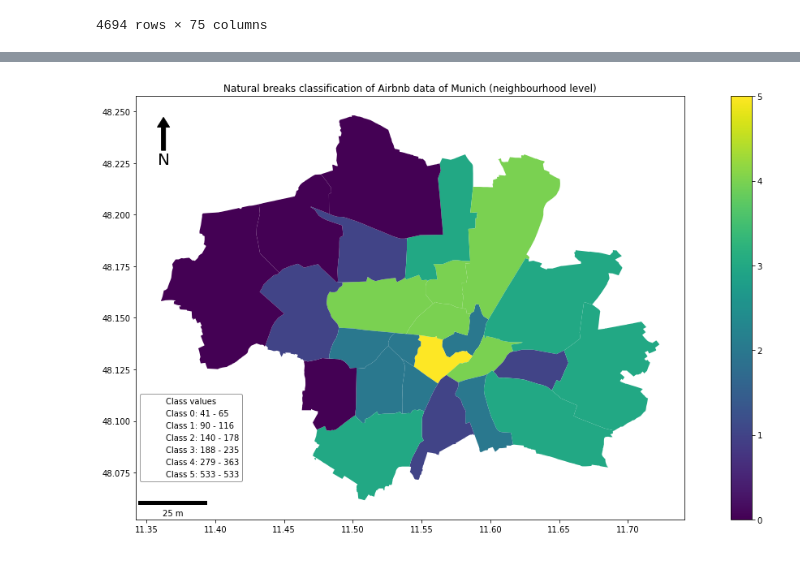
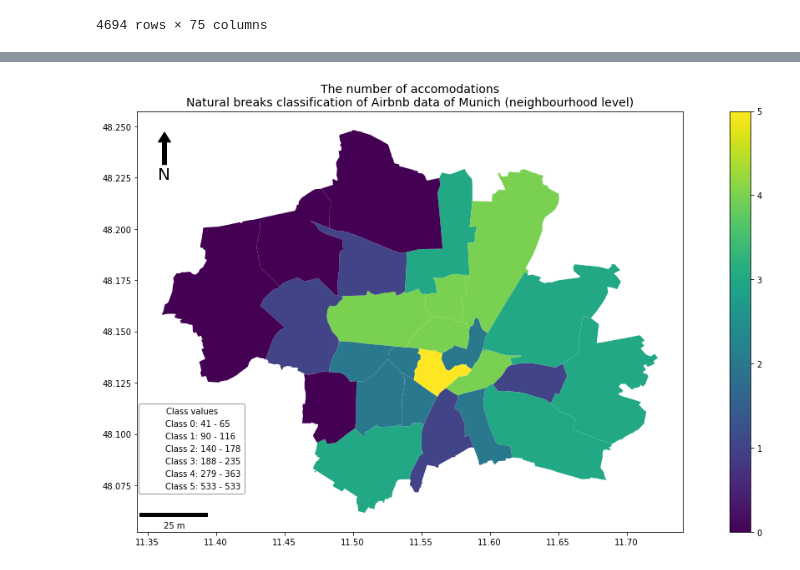
Before and after one commit to Bakhtiyar-Garashov/GeoPython2020, a Jupyter notebook: geopython2020/GeoPython project/Working/Munich_airbnb.ipynb, the cells around one changed output, grey strips where cells are left out. Cells and saved outputs as stored; diff of their text form; code cells hidden in the pictures.

```diff
--- a/geopython2020/GeoPython project/Working/Munich_airbnb.ipynb
+++ b/geopython2020/GeoPython project/Working/Munich_airbnb.ipynb
@@ -104,7 +106,7 @@ n_classes = 6
 
 classifier = mc.NaturalBreaks.make(k=n_classes)
 
-munich_gdf['count_class'] = munich_gdf[['count_data']].apply(classifier)
+munich_gdf['amount_class'] = munich_gdf[['count_data']].apply(classifier)
 
 munich_gdf
 # %% [output]
@@ -132,40 +134,40 @@ munich_gdf
 
 # add values of each class as legend
 # reference https://kodu.ut.ee/~kmoch/geopython2020/L4/reclassify.html
-grouped = munich_gdf.groupby('count_class')
+grouped = munich_gdf.groupby('amount_class')
 legend_dict = collections.OrderedDict([])
 for cl, valds in grouped:
     minv = valds['count_data'].min()
     maxv = valds['count_data'].max()
     legend_dict.update({"Class {}: {} - {}".format(cl, minv, maxv): "white"})
 
 patchList = []
 for key in legend_dict:
     data_key = mpatches.Patch(color=legend_dict[key], label=key)
     patchList.append(data_key)
 
 
 
 # visualize map
 
 fig, ax = plt.subplots(figsize=(16, 8))
 
 scalebar = ScaleBar(500,location="lower left",height_fraction=0.01) # 1 pixel = 0.2 meter
 plt.gca().add_artist(scalebar)
 
-munich_gdf.plot(ax=ax,column="count_class",lw=0.7,legend=True)
+munich_gdf.plot(ax=ax,column="amount_class",lw=0.7,legend=True)
 plt.legend(handles=patchList, loc='lower center', bbox_to_anchor=(0.1, 0.08), ncol=1,title='Class values',edgecolor="gray")
 # adding north arrow to map
 x, y, arrow_length = 0.05, 0.95, 0.1
 ax.annotate('N', xy=(x, y), xytext=(x, y-arrow_length),
             arrowprops=dict(facecolor='black', width=5, headwidth=15),
             ha='center', va='center', fontsize=20,
             xycoords=ax.transAxes)
 
-plt.title("Natural breaks classification of Airbnb data of Munich (neighbourhood level)")
+plt.title("The number of accomodations\nNatural breaks classification of Airbnb data of Munich (neighbourhood level)", y=1, fontsize=14)
 plt.tight_layout()
 
 
 plt.savefig('../airbnb_natural_breaks.png', bbox_inches='tight')
 # %% [output]
-[figure, old version]
+[figure, new version]
```
Also changed, not shown: parts of 7 cells of this notebook, 17 other files.
